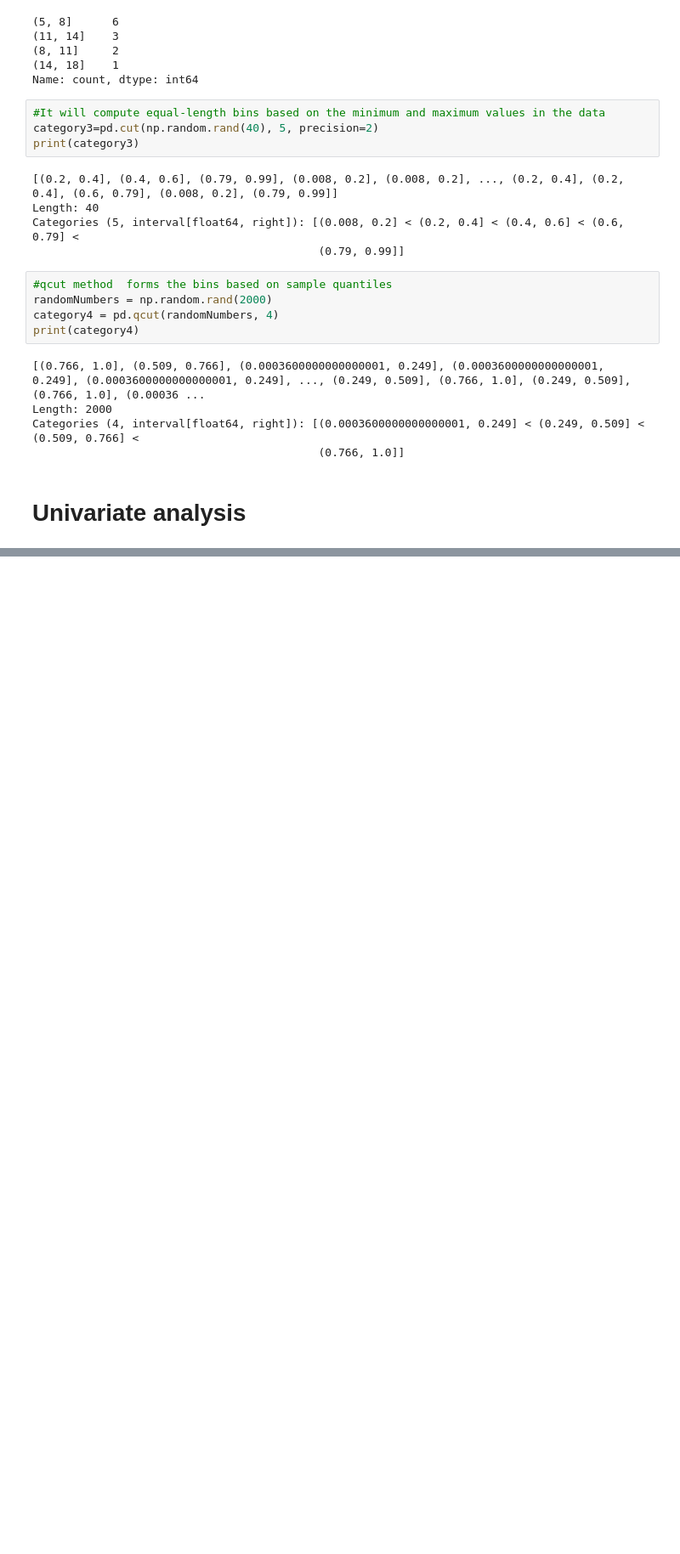
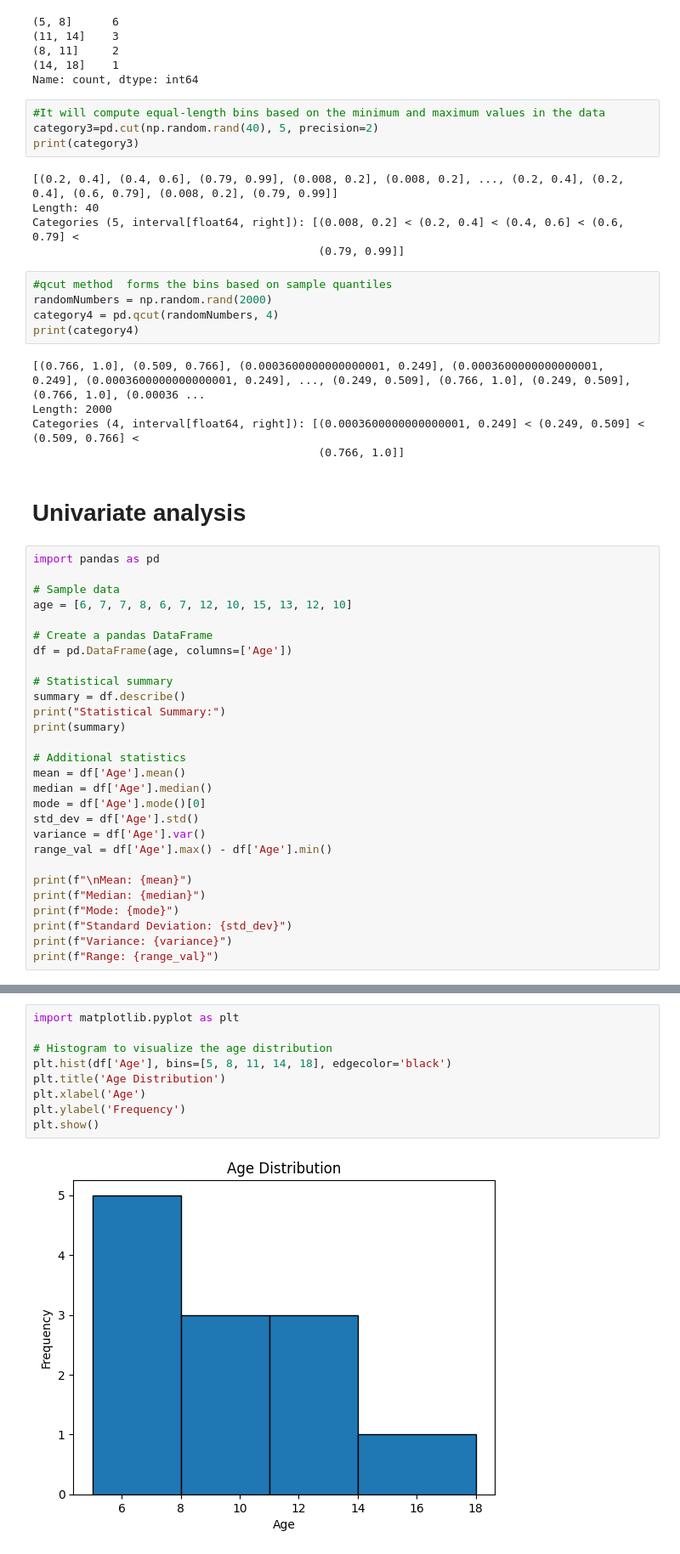
Before and after one commit to r4coder/DA, a Jupyter notebook: DA.ipynb, the cells around one changed output, grey strips where cells are left out. Shown at 85% size. Drawn from its saved outputs; the diff is of its cells as text; blank space fills up the shorter version.

```diff
--- a/DA.ipynb
+++ b/DA.ipynb
@@ -749,3 +749,31 @@ Categories (4, interval[float64, right]): [(0.0003600000000000001, 0.249] < (0.2
                                            (0.766, 1.0]]
 # %% [markdown]
 # **Univariate analysis**
+# %%
+import pandas as pd
+
+# Sample data
+age = [6, 7, 7, 8, 6, 7, 12, 10, 15, 13, 12, 10]
+
+# Create a pandas DataFrame
+df = pd.DataFrame(age, columns=['Age'])
+
+# Statistical summary
+summary = df.describe()
+print("Statistical Summary:")
+print(summary)
+
+# Additional statistics
+mean = df['Age'].mean()
+median = df['Age'].median()
+mode = df['Age'].mode()[0]
+std_dev = df['Age'].std()
+variance = df['Age'].var()
+range_val = df['Age'].max() - df['Age'].min()
+
+print(f"\nMean: {mean}")
+print(f"Median: {median}")
+print(f"Mode: {mode}")
+print(f"Standard Deviation: {std_dev}")
+print(f"Variance: {variance}")
+print(f"Range: {range_val}")
@@ -751,0 +814,11 @@ Categories (4, interval[float64, right]): [(0.0003600000000000001, 0.249] < (0.2
+# %%
+import matplotlib.pyplot as plt
+
+# Histogram to visualize the age distribution
+plt.hist(df['Age'], bins=[5, 8, 11, 14, 18], edgecolor='black')
+plt.title('Age Distribution')
+plt.xlabel('Age')
+plt.ylabel('Frequency')
+plt.show()
+# %% [output]
+[figure, added]
```
Also changed, not shown: parts of 11 cells of this notebook.
